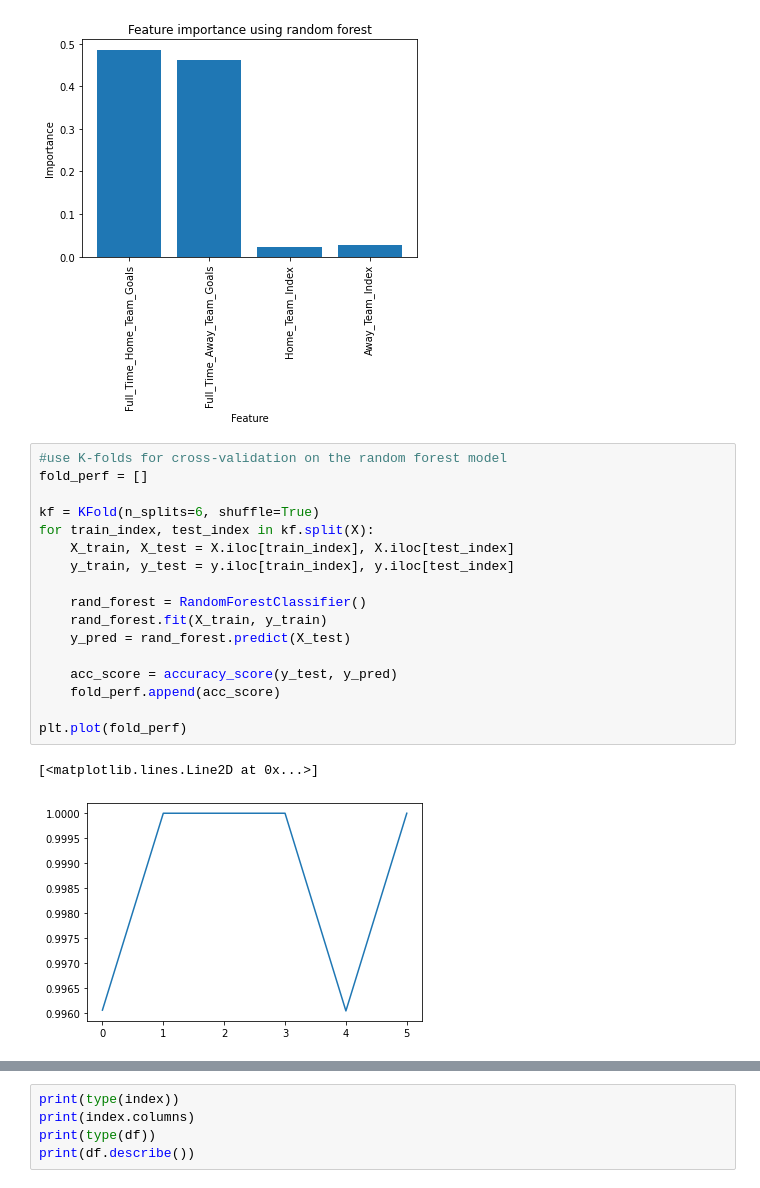
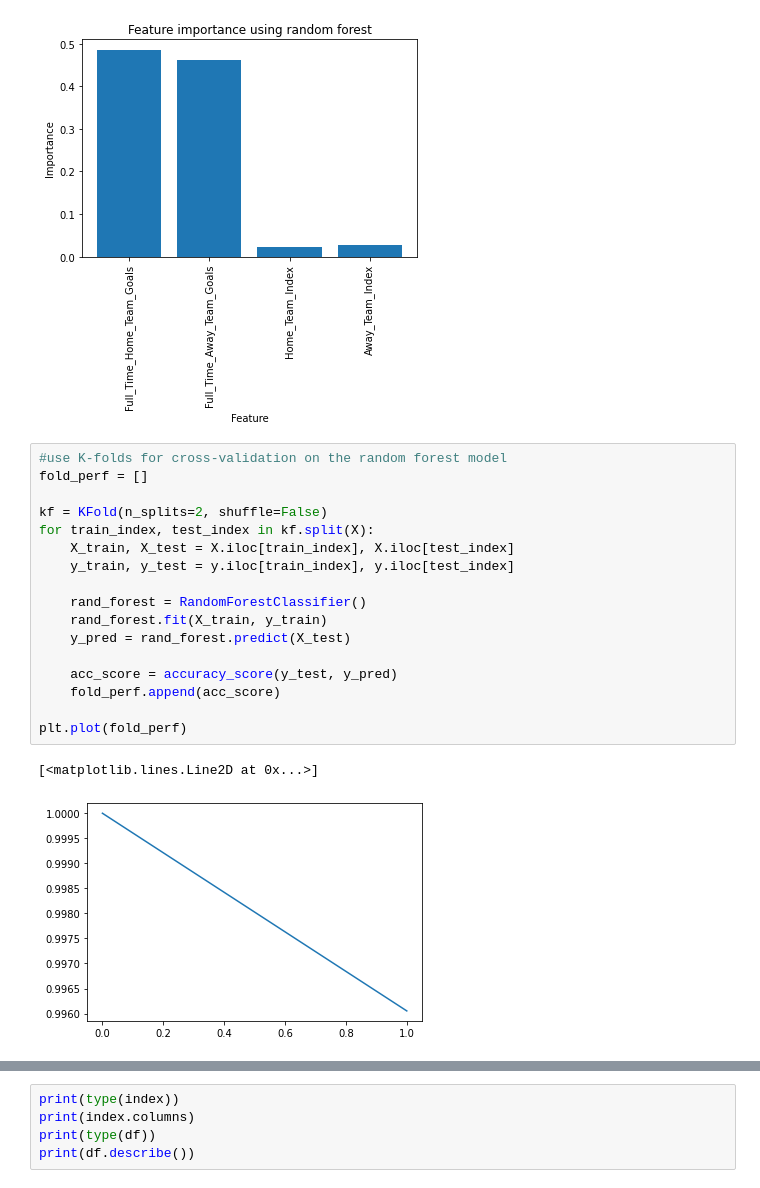
Before and after one commit to EstherOgutu/Premier-League-Prediction-Group-3-, a Jupyter notebook: Premier_League_Prediction.ipynb, the cells around one changed output, grey strips where cells are left out. Cells and saved outputs as stored; diff of their text form.

```diff
--- a/Premier_League_Prediction.ipynb
+++ b/Premier_League_Prediction.ipynb
@@ -2531,23 +2531,23 @@ Text(0.5, 1.0, 'Feature importance using random forest')
 # %%
 #use K-folds for cross-validation on the random forest model
 fold_perf = []
 
-kf = KFold(n_splits=6, shuffle=True)
+kf = KFold(n_splits=2, shuffle=False)
 for train_index, test_index in kf.split(X):
     X_train, X_test = X.iloc[train_index], X.iloc[test_index]
     y_train, y_test = y.iloc[train_index], y.iloc[test_index]
 
     rand_forest = RandomForestClassifier()
     rand_forest.fit(X_train, y_train)
     y_pred = rand_forest.predict(X_test)
 
     acc_score = accuracy_score(y_test, y_pred)
     fold_perf.append(acc_score)
 
 plt.plot(fold_perf)
 # %% [output]
 [<matplotlib.lines.Line2D at 0x...>]
-[figure, old version]
+[figure, new version]
 # %%
 #create hyperparameters in order to cross-validate the model
 hyperparam_grid = {'n_estimators': [3, 100, 1000],
```
Also changed, not shown: parts of 7 cells of this notebook.
